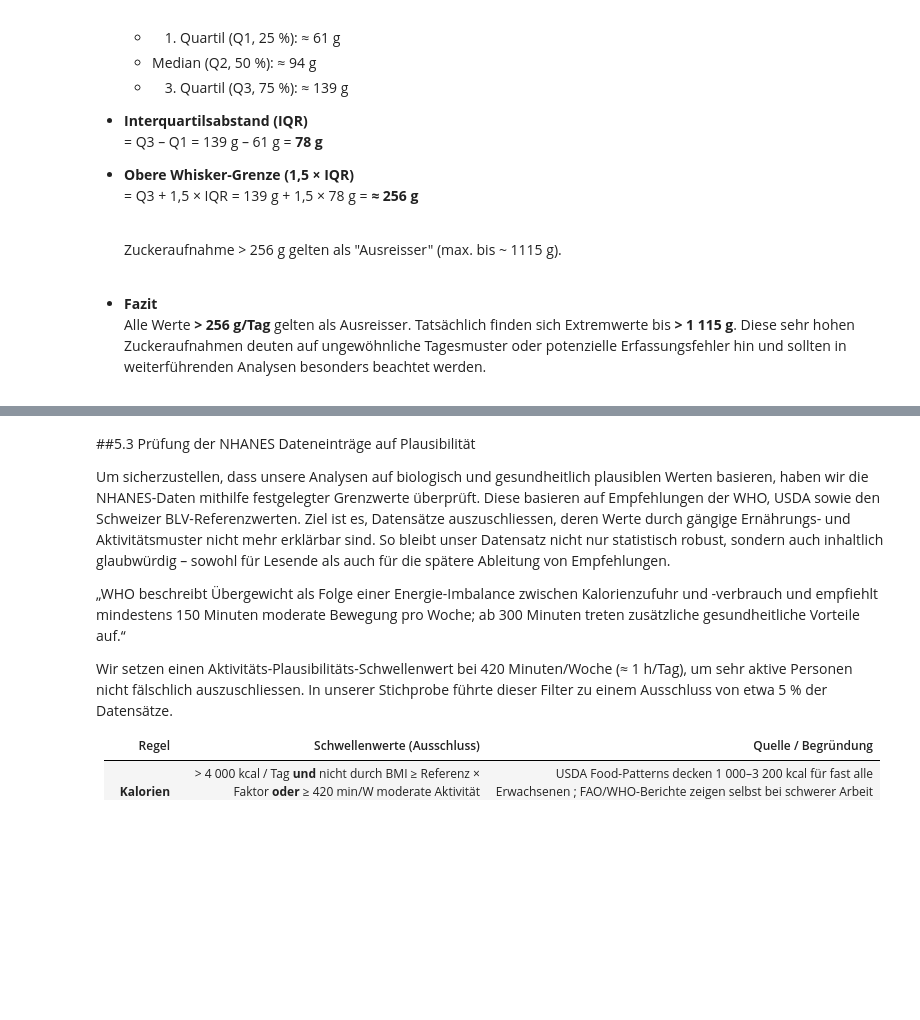
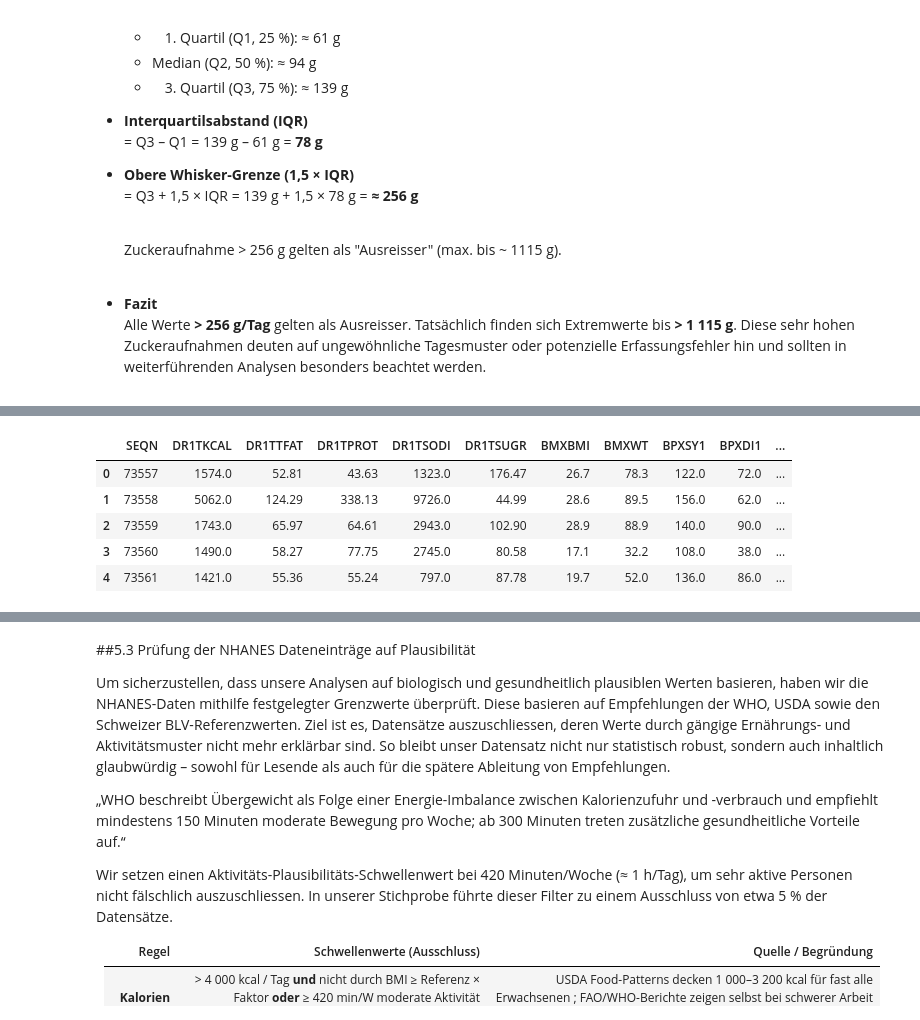
Before and after one commit to SheKJana/first-own-repository, a Jupyter notebook: BINA_Case_Study_Nach_KAQs.ipynb, the cells around one changed output, grey strips where cells are left out. Cells and saved outputs as stored; diff of their text form; code cells hidden in the pictures; blank space fills up the shorter version.

```diff
--- a/BINA_Case_Study_Nach_KAQs.ipynb
+++ b/BINA_Case_Study_Nach_KAQs.ipynb
@@ -998,0 +1082,96 @@ In diesem Abschnitt führen wir die bereinigten Ist-Werte aus NHANES mit den Sol
+# %%
+# ===================================================================
+# Block 5 – Kombinieren NHANES + BLV & Balance berechnen
+#
+#  • Ergänzt df_bereinigt mit den Referenzwerten aus df_blv_final
+#  • Berechnet die OK-Flags (kalorien_ok, fett_ok, protein_ok, natrium_ok)
+#  • Leitet daraus eine „Balance“-Kategorie („Ausgewogen“/„Unausgewogen“) ab
+#
+# Eingabe:
+#   – df_bereinigt  (aus Block 2)
+#   – df_blv_final  (aus Block 4)
+#
+# Ergebnis:
+#   – df_merged (inkl. aller NHANES-Spalten, Flags, Balance)
+# ===================================================================
+import pandas as pd
+import logging
+
+# -- Puffer für Toleranz (15 %) --
+PUFFER = 1.15
+
+# -- PAL-Thresholds für Klassifikation --
+PAL_THRESH1 = 150  # Minuten/Woche
+PAL_THRESH2 = 300
+
+def _classify_pal(min_week: float | int | pd.NA) -> str:
+    """Klassifiziert PAL nach wöchentlichen Aktivitätsminuten."""
+    if pd.isna(min_week):
+        return "moderate"
+    if min_week < PAL_THRESH1:
+        return "low"
+    if min_week <= PAL_THRESH2:
+        return "moderate"
+    return "high"
+
+def merge_with_blv(
+    df_bereinigt: pd.DataFrame,
+    df_blv_final: pd.DataFrame,
+) -> pd.DataFrame:
+    df = df_bereinigt.copy()
+
+    # -- Join-Keys vorbereiten --
+    df["sex"]       = df["RIAGENDR"].map({1: "male", 2: "female"})
+    df["age_years"] = df["RIDAGEYR"].round().astype(int)
+    df["pal"]       = df["PAD615"].apply(_classify_pal)
+
+    # -- Merge mit BLV-Referenzwerten --
+    df_merged = df.merge(
+        df_blv_final,
+        how="left",
+        on=["sex", "age_years", "pal"],
+    )
+
+    # -- Individuelle Zielwerte --
+    df_merged["sodium_max_mg"] = 2300            # fixe Obergrenze
+    df_merged["fat_max_g"]     = df_merged["fat_g"]
+    df_merged["protein_max_g"] = df_merged["protein_g"]
+
+    # -- OK-Flags berechnen --
+    df_merged["kalorien_ok"] = (
+        df_merged["DR1TKCAL"] <= df_merged["energy_kcal"] * PUFFER
+    )
+    df_merged["fett_ok"]     = (
+        df_merged["DR1TTFAT"] <= df_merged["fat_max_g"] * PUFFER
+    )
+    df_merged["protein_ok"]  = (
+        df_merged["DR1TPROT"] <= df_merged["protein_max_g"] * PUFFER
+    )
+    df_merged["natrium_ok"]  = (
+        df_merged["DR1TSODI"] <= df_merged["sodium_max_mg"] * PUFFER
+    )
+
+    # -- Balance ableiten --
+    df_merged["Balance_bool"] = df_merged[
+        ["kalorien_ok","fett_ok","protein_ok","natrium_ok"]
+    ].all(axis=1)
+    df_merged["Balance"] = df_merged["Balance_bool"].map({
+        True:  "Ausgewogen",
+        False: "Unausgewogen"
+    })
+
+    logging.info(
+        "Block 6: Merge + Balance abgeschlossen – Zeilen: %d", len(df_merged)
+    )
+    return df_merged
+
+# -- Aufruf --
+df_merged = merge_with_blv(df_bereinigt, df_blv_final)
+df_merged.head()
+# %% [output]
+|  | SEQN | DR1TKCAL | DR1TTFAT | DR1TPROT | DR1TSODI | DR1TSUGR | BMXBMI | BMXWT | BPXSY1 | BPXDI1 | ... |
+| 0 | 73557 | 1574.0 | 52.81 | 43.63 | 1323.0 | 176.47 | 26.7 | 78.3 | 122.0 | 72.0 | ... |
+| 1 | 73558 | 5062.0 | 124.29 | 338.13 | 9726.0 | 44.99 | 28.6 | 89.5 | 156.0 | 62.0 | ... |
+| 2 | 73559 | 1743.0 | 65.97 | 64.61 | 2943.0 | 102.90 | 28.9 | 88.9 | 140.0 | 90.0 | ... |
+| 3 | 73560 | 1490.0 | 58.27 | 77.75 | 2745.0 | 80.58 | 17.1 | 32.2 | 108.0 | 38.0 | ... |
+| 4 | 73561 | 1421.0 | 55.36 | 55.24 | 797.0 | 87.78 | 19.7 | 52.0 | 136.0 | 86.0 | ... |
```
Also changed, not shown: parts of 33 cells of this notebook.
